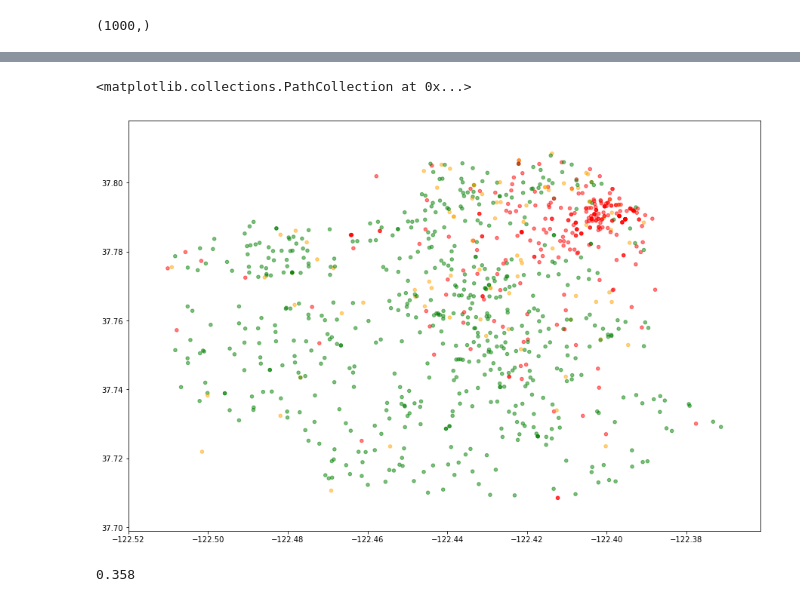
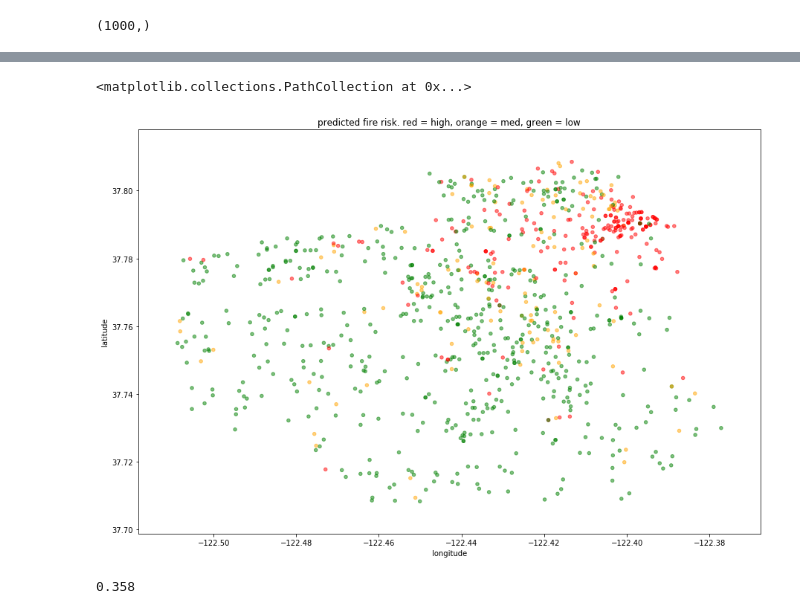
Before and after one commit to porbo/sf-fires, a Jupyter notebook: plotting.ipynb, the cells around one changed output, grey strips where cells are left out. Cells and saved outputs as stored; diff of their text form; code cells hidden in the pictures.

```diff
--- a/plotting.ipynb
+++ b/plotting.ipynb
@@ -45,6 +44,8 @@ x_axis, y_axis = np.array([x for x,y in pred.location]), np.array([y for x,y in
 sample_idx = np.random.choice(423099, 1000)
 # %%
 pred['prediction'] = model_up.predict_proba?
+# %%
+pred['prediction'] = model_up.predict_proba
 # %%
 pred['prediction'] = model_up.predict_proba(pred, X_text)
 # %%
@@ -67,9 +82,12 @@ f = np.vectorize(coloring)
 # %%
 plt.figure(figsize = (15,10))
+plt.title('predicted fire risk. red = high, orange = med, green = low')
+plt.xlabel('longitude')
+plt.ylabel('latitude')
 plt.scatter(x_axis[mask][sample_idx], y_axis[mask][sample_idx], c = f(pred['prediction'][mask].iloc[sample_idx]), alpha = .5, s = 20)
 # %% [output]
 <matplotlib.collections.PathCollection at 0x...>
-[figure, old version]
+[figure, new version]
 # %%
 model_up.threshold
 # %% [output]
```
Also changed, not shown: parts of 3 cells of this notebook, 7 other files.
